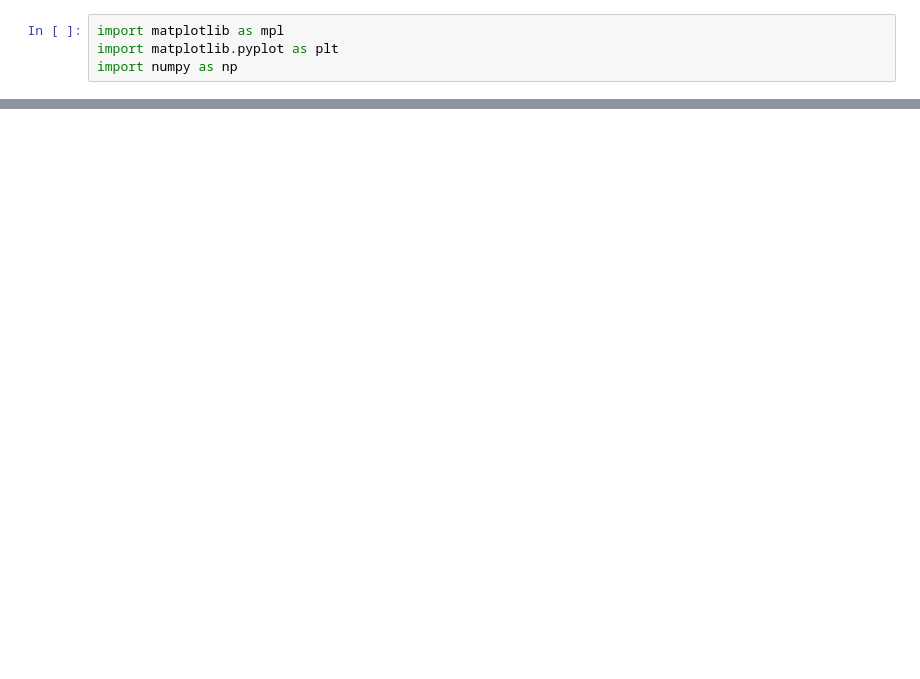
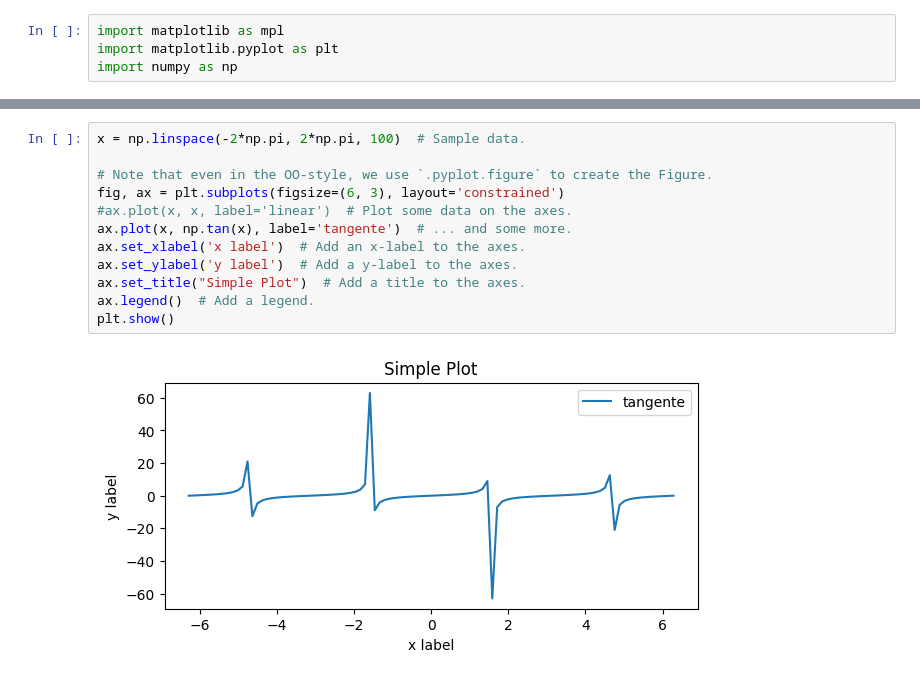
Before and after one commit to didattica-mate2020/matematica, a Jupyter notebook: grafici/funzioni_goniometriche.ipynb, the cells around one changed output, grey strips where cells are left out. Drawn from its saved outputs; the diff is of its cells as text; blank space fills up the shorter version.

```diff
--- a/grafici/funzioni_goniometriche.ipynb
+++ b/grafici/funzioni_goniometriche.ipynb
@@ -19,0 +22,14 @@ ax.legend()  # Add a legend.
+# %%
+x = np.linspace(-2*np.pi, 2*np.pi, 100)  # Sample data.
+
+# Note that even in the OO-style, we use `.pyplot.figure` to create the Figure.
+fig, ax = plt.subplots(figsize=(6, 3), layout='constrained')
+#ax.plot(x, x, label='linear')  # Plot some data on the axes.
+ax.plot(x, np.tan(x), label='tangente')  # ... and some more.
+ax.set_xlabel('x label')  # Add an x-label to the axes.
+ax.set_ylabel('y label')  # Add a y-label to the axes.
+ax.set_title("Simple Plot")  # Add a title to the axes.
+ax.legend()  # Add a legend.
+plt.show()
+# %% [output]
+[figure, added]
```
Also changed, not shown: parts of 6 cells of this notebook.
